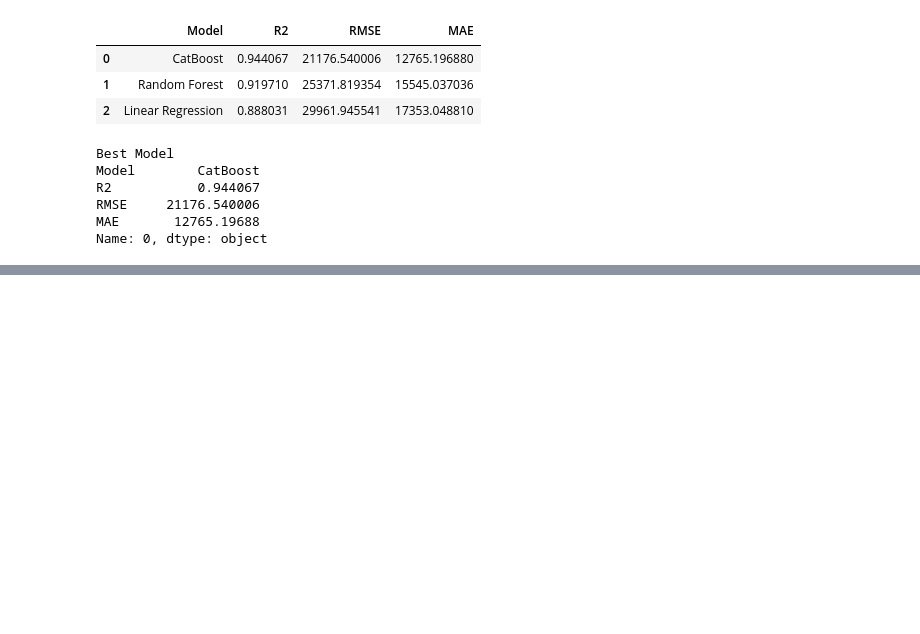
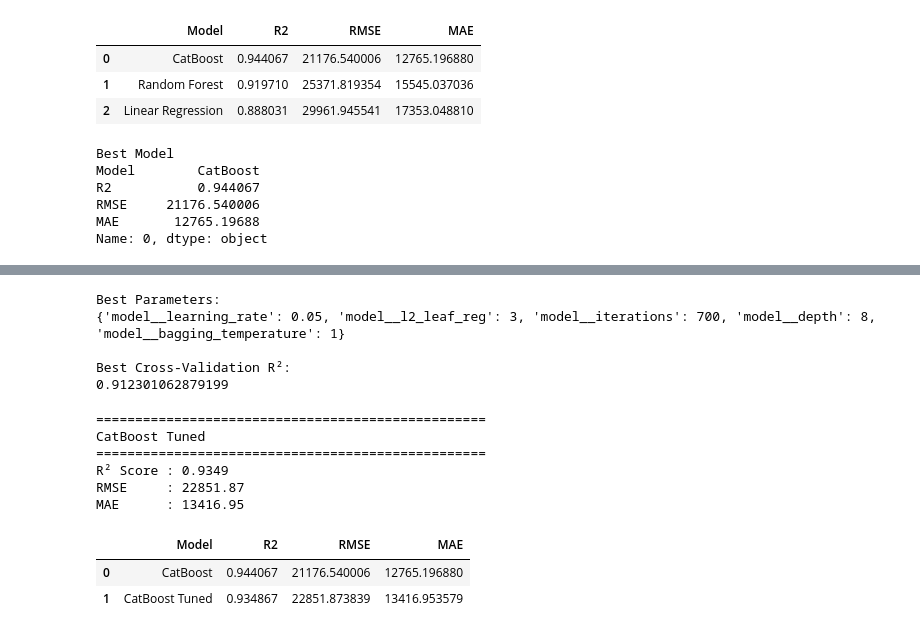
Before and after one commit to atika94/House-Price-Prediction, a Jupyter notebook: notebooks/House Price Prediction.ipynb, the cells around one changed output, grey strips where cells are left out. Drawn from its saved outputs; the diff is of its cells as text; code cells hidden in the pictures; blank space fills up the shorter version.

Commit message:
feat: tune CatBoost model using randomized search and cross-validation

```diff
--- a/notebooks/House Price Prediction.ipynb
+++ b/notebooks/House Price Prediction.ipynb
@@ -769,0 +776,25 @@ Name: 0, dtype: object
+# %%
+from sklearn.model_selection import RandomizedSearchCV
+
+# Parameter search space
+param_dist = {
+    "model__iterations": [300, 500, 700, 1000],
+    "model__depth": [4, 6, 8, 10],
+    "model__learning_rate": [0.01, 0.03, 0.05, 0.1],
+    "model__l2_leaf_reg": [1, 3, 5, 7, 9],
+    "model__bagging_temperature": [0, 1, 3, 5]
+}
+# %%
+random_search = RandomizedSearchCV(
+    estimator=cat_pipeline,
+    param_distributions=param_dist,
+    n_iter=20,
+    scoring="r2",
+    cv=5,
+    random_state=42,
+    n_jobs=-1,
+    verbose=2
+)
+# %%
+# Train and search for the best parameters
+random_search.fit(X_train, y_train)
@@ -769,0 +820,41 @@ Name: 0, dtype: object
+# %%
+print("Best Parameters:")
+print(random_search.best_params_)
+
+print("\nBest Cross-Validation R²:")
+print(random_search.best_score_)
+# %% [output]
+Best Parameters:
+{'model__learning_rate': 0.05, 'model__l2_leaf_reg': 3, 'model__iterations': 700, 'model__depth': 8, 'model__bagging_temperature': 1}
+
+Best Cross-Validation R²:
+0.912301062879199
+# %%
+# Best tuned pipeline
+best_cat_pipeline = random_search.best_estimator_
+
+# Evaluate tuned model
+cat_tuned_results = evaluate_model(
+    "CatBoost Tuned",
+    best_cat_pipeline,
+    X_test,
+    y_test
+)
+# %% [output]
+==================================================
+CatBoost Tuned
+==================================================
+R² Score : 0.9349
+RMSE     : 22851.87
+MAE      : 13416.95
+# %%
+comparison_tuned = pd.DataFrame([
+    cat_results,
+    cat_tuned_results
+])
+
+comparison_tuned
+# %% [output]
+|  | Model | R2 | RMSE | MAE |
+| 0 | CatBoost | 0.944067 | 21176.540006 | 12765.196880 |
+| 1 | CatBoost Tuned | 0.934867 | 22851.873839 | 13416.953579 |
```
Also changed, not shown: parts of 2 cells of this notebook.
